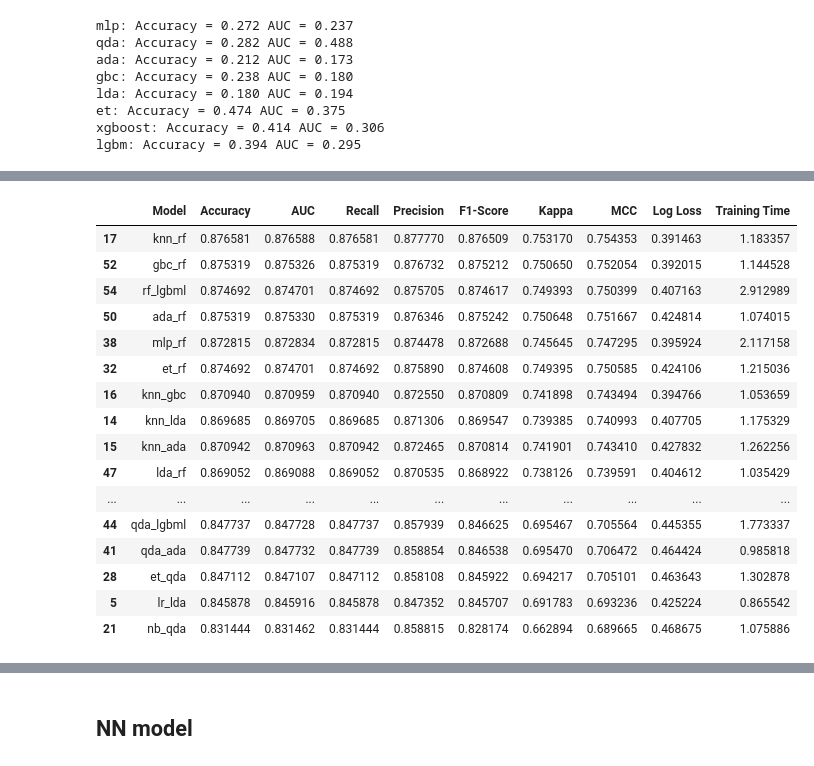
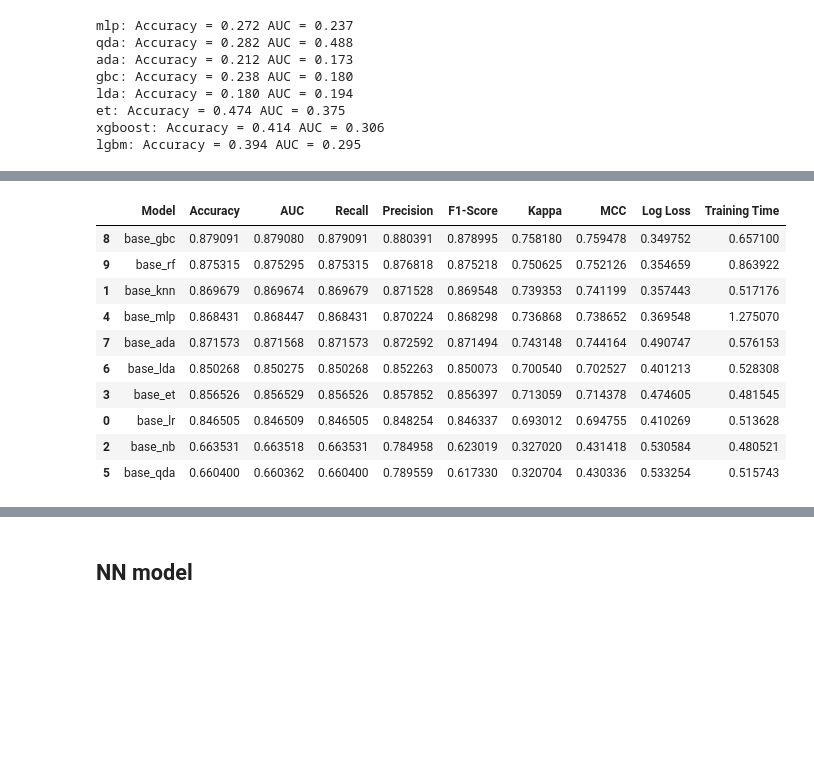
Before and after one commit to msdkang/Kaggle, a Jupyter notebook: notebooks/model.ipynb, the cells around one changed output, grey strips where cells are left out. Cells and saved outputs as stored; diff of their text form; code cells hidden in the pictures; blank space fills up the shorter version.

Commit message:
model v 5

```diff
--- a/notebooks/model.ipynb
+++ b/notebooks/model.ipynb
@@ -134,7 +142,7 @@ surnames = clean_names(pr_df['Surname'].values)
 pr_df.drop('Surname', axis=1, inplace=True)
 surname_vec = string_to_vector(surnames)
 # %%
-abrv_name = [name[:4] for name in surnames]
+abrv_name = [name[:4] for name in names]
 no_col = pr_df.shape[1]-1
 pr_df.insert(no_col, 'abrv', abrv_name)
 # %% [markdown]
@@ -224,7 +232,7 @@ one_hat_columns = [columns.index(f) for f in encoded_features]
 one_hat_encoder = ColumnTransformer(
         transformers= [
             ("one_hat_en",
-            OneHotEncoder(handle_unknown='ignore', sparse=False),
+            OneHotEncoder(handle_unknown='ignore', sparse_output=False),
             one_hat_columns)
         ],
         remainder = 'passthrough'
@@ -345,30 +334,2 @@ Top 20 highly correlated features:
 # %% [markdown]
 - Drop Correlated features
-# %%
-y_col = 'Exited'
-threshold = 0.75
-
-correlated_feautres = set()
-seen_features = set()
-for i, row in df.iterrows():
-    if row['Row']== y_col or row['Column'] == y_col:
-        continue
-
-    if row['value']<threshold or \
-        row['Row']== row['Column']:
-        continue
-    if row['Row'] in seen_features or\
-        row['Column'] in seen_features:
-         continue
-    seen_features.add(row['Row'])
-    seen_features.add(row['Column'])
-    if  row['Row'] not in correlated_feautres:
-        correlated_feautres.add(row['Column'])
-
-is_correlated = []
-
-for i,f in enumerate(feature_copy):
-    if f not in correlated_feautres:
-        is_correlated.append(i)
-feature_copy = list(np.array(feature_copy)[is_correlated])
-x_copy = x_copy[:,is_correlated]
@@ -779,21 +778,20 @@ models = {
     "lda": LinearDiscriminantAnalysis(),
     "ada": AdaBoostClassifier(random_state=random_state),
     "gbc": GradientBoostingClassifier(random_state=random_state),
-    "rf": RandomForestClassifier(random_state=random_state),
+    "rf": RandomForestClassifier(**rf_param),
     'lgbml': LGBMClassifier(**lgb_param)
 }
 
 ensemble_models = {}
 keys = list(models.keys())
+model1 = tune_model_over
 for i in range(len(models) - 1):
-    for j in range(i + 1, len(models)):
-        model1, model2 = keys[i], keys[j]
-        ensemble_models["{}_{}".format(model1, model2)] = VotingClassifier(
-            estimators=[('tuned_rf', tune_model_over),
-                        (model1, models[model1]),
+    model2 = keys[i]
+    ensemble_models["base_{}".format(model2)] = VotingClassifier(
+            estimators=[('base', model1),
                         (model2, models[model2])],
             voting="soft",
-            weights=[0.8, 0.1,0.1]
+            weights=[0.8, 0.2]
         )
 
 ensemble = compare_models(
@@ -820,20 +811,14 @@ rf_lgbml        Accuracy: 0.87  AUC: 0.87       Recall: 0.87    Precision: 0.88
 |  | Model | Accuracy | AUC | Recall | Precision | F1-Score | Kappa | MCC | Log Loss | Training Time |
-| 17 | knn_rf | 0.876581 | 0.876588 | 0.876581 | 0.877770 | 0.876509 | 0.753170 | 0.754353 | 0.391463 | 1.183357 |
-| 52 | gbc_rf | 0.875319 | 0.875326 | 0.875319 | 0.876732 | 0.875212 | 0.750650 | 0.752054 | 0.392015 | 1.144528 |
-| 54 | rf_lgbml | 0.874692 | 0.874701 | 0.874692 | 0.875705 | 0.874617 | 0.749393 | 0.750399 | 0.407163 | 2.912989 |
-| 50 | ada_rf | 0.875319 | 0.875330 | 0.875319 | 0.876346 | 0.875242 | 0.750648 | 0.751667 | 0.424814 | 1.074015 |
-| 38 | mlp_rf | 0.872815 | 0.872834 | 0.872815 | 0.874478 | 0.872688 | 0.745645 | 0.747295 | 0.395924 | 2.117158 |
-| 32 | et_rf | 0.874692 | 0.874701 | 0.874692 | 0.875890 | 0.874608 | 0.749395 | 0.750585 | 0.424106 | 1.215036 |
-| 16 | knn_gbc | 0.870940 | 0.870959 | 0.870940 | 0.872550 | 0.870809 | 0.741898 | 0.743494 | 0.394766 | 1.053659 |
-| 14 | knn_lda | 0.869685 | 0.869705 | 0.869685 | 0.871306 | 0.869547 | 0.739385 | 0.740993 | 0.407705 | 1.175329 |
-| 15 | knn_ada | 0.870942 | 0.870963 | 0.870942 | 0.872465 | 0.870814 | 0.741901 | 0.743410 | 0.427832 | 1.262256 |
-| 47 | lda_rf | 0.869052 | 0.869088 | 0.869052 | 0.870535 | 0.868922 | 0.738126 | 0.739591 | 0.404612 | 1.035429 |
-| ... | ... | ... | ... | ... | ... | ... | ... | ... | ... | ... |
-| 44 | qda_lgbml | 0.847737 | 0.847728 | 0.847737 | 0.857939 | 0.846625 | 0.695467 | 0.705564 | 0.445355 | 1.773337 |
-| 41 | qda_ada | 0.847739 | 0.847732 | 0.847739 | 0.858854 | 0.846538 | 0.695470 | 0.706472 | 0.464424 | 0.985818 |
-| 28 | et_qda | 0.847112 | 0.847107 | 0.847112 | 0.858108 | 0.845922 | 0.694217 | 0.705101 | 0.463643 | 1.302878 |
-| 5 | lr_lda | 0.845878 | 0.845916 | 0.845878 | 0.847352 | 0.845707 | 0.691783 | 0.693236 | 0.425224 | 0.865542 |
-| 21 | nb_qda | 0.831444 | 0.831462 | 0.831444 | 0.858815 | 0.828174 | 0.662894 | 0.689665 | 0.468675 | 1.075886 |
+| 8 | base_gbc | 0.879091 | 0.879080 | 0.879091 | 0.880391 | 0.878995 | 0.758180 | 0.759478 | 0.349752 | 0.657100 |
+| 9 | base_rf | 0.875315 | 0.875295 | 0.875315 | 0.876818 | 0.875218 | 0.750625 | 0.752126 | 0.354659 | 0.863922 |
+| 1 | base_knn | 0.869679 | 0.869674 | 0.869679 | 0.871528 | 0.869548 | 0.739353 | 0.741199 | 0.357443 | 0.517176 |
+| 4 | base_mlp | 0.868431 | 0.868447 | 0.868431 | 0.870224 | 0.868298 | 0.736868 | 0.738652 | 0.369548 | 1.275070 |
+| 7 | base_ada | 0.871573 | 0.871568 | 0.871573 | 0.872592 | 0.871494 | 0.743148 | 0.744164 | 0.490747 | 0.576153 |
+| 6 | base_lda | 0.850268 | 0.850275 | 0.850268 | 0.852263 | 0.850073 | 0.700540 | 0.702527 | 0.401213 | 0.528308 |
+| 3 | base_et | 0.856526 | 0.856529 | 0.856526 | 0.857852 | 0.856397 | 0.713059 | 0.714378 | 0.474605 | 0.481545 |
+| 0 | base_lr | 0.846505 | 0.846509 | 0.846505 | 0.848254 | 0.846337 | 0.693012 | 0.694755 | 0.410269 | 0.513628 |
+| 2 | base_nb | 0.663531 | 0.663518 | 0.663531 | 0.784958 | 0.623019 | 0.327020 | 0.431418 | 0.530584 | 0.480521 |
+| 5 | base_qda | 0.660400 | 0.660362 | 0.660400 | 0.789559 | 0.617330 | 0.320704 | 0.430336 | 0.533254 | 0.515743 |
 # %%
 best_estimators = ensemble.get_params()['estimators']
 ensemble_models = {
```
Also changed, not shown: parts of 32 cells of this notebook, 3 other files.
